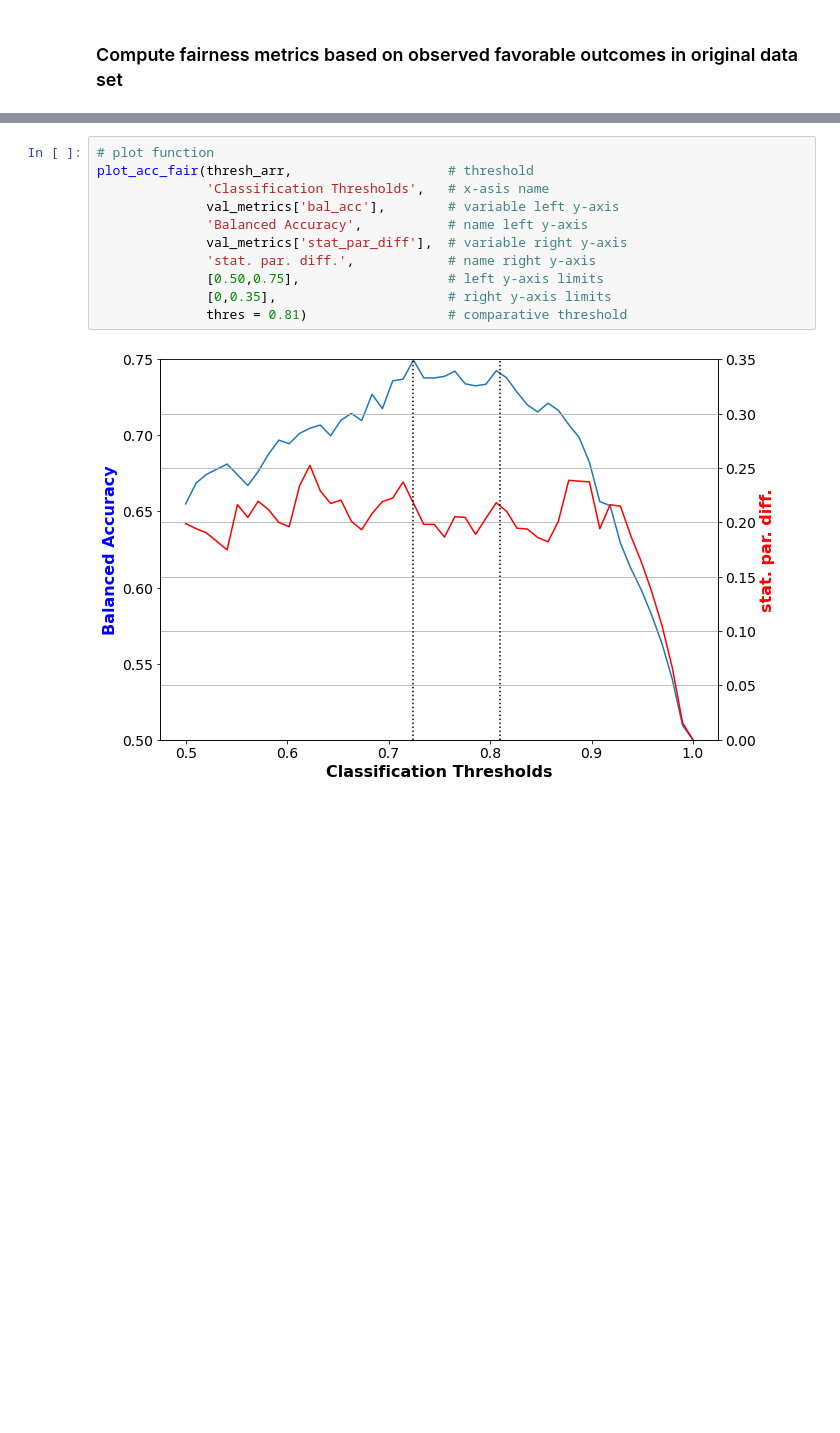
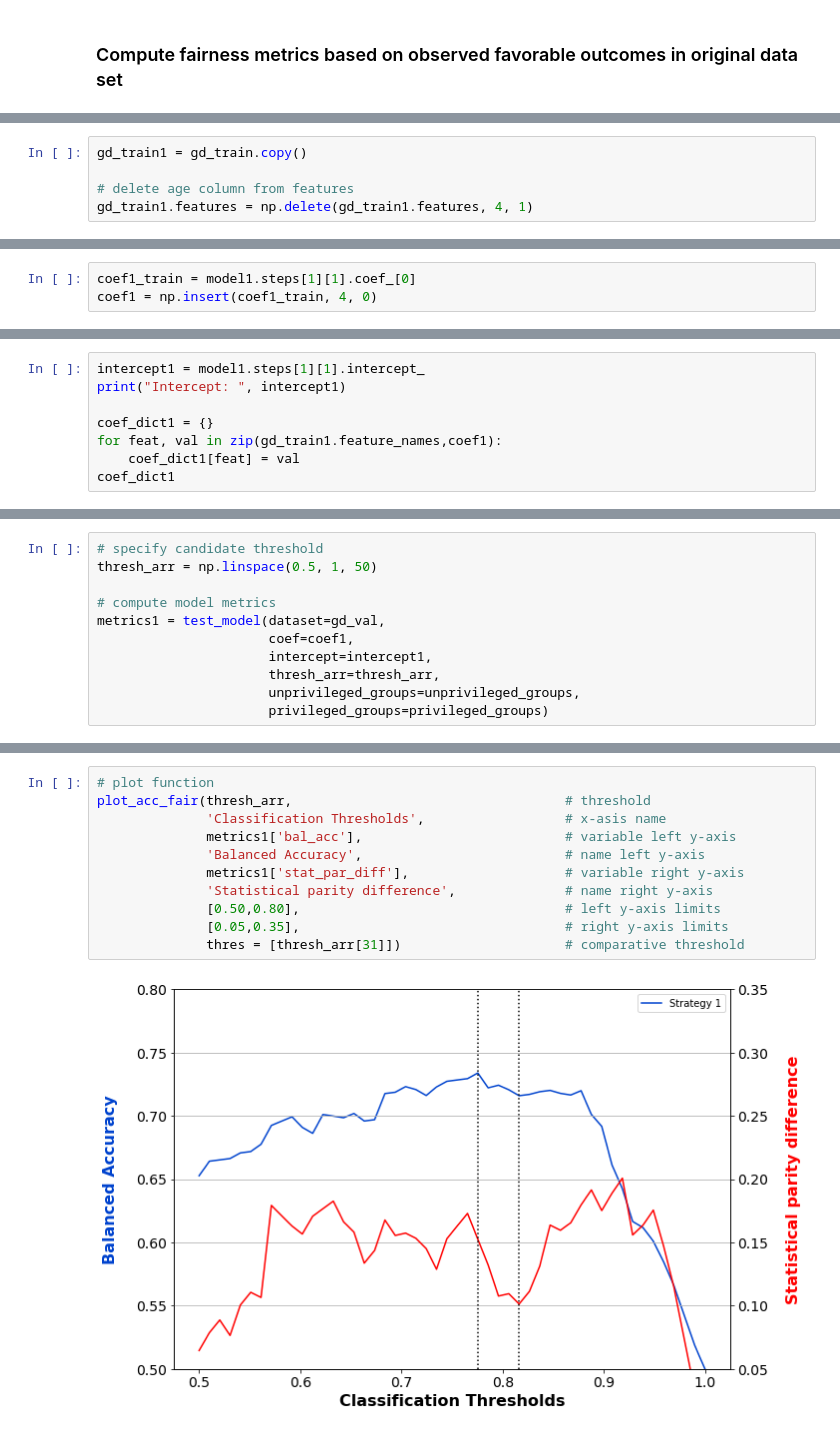
Before and after one commit to jfparie/Fairer_ML, a Jupyter notebook: FairerML_code.ipynb, the cells around one changed output, grey strips where cells are left out. Drawn from its saved outputs; the diff is of its cells as text; blank space fills up the shorter version.

```diff
--- a/FairerML_code.ipynb
+++ b/FairerML_code.ipynb
@@ -226,0 +230,5 @@ Disparate impact = 0.798235
+# %%
+gd_train1 = gd_train.copy()
+
+# delete age column from features
+gd_train1.features = np.delete(gd_train1.features, 4, 1)
@@ -263,0 +249,3 @@ plot(thresh_arr,                    # threshold
+# %%
+coef1_train = model1.steps[1][1].coef_[0]
+coef1 = np.insert(coef1_train, 4, 0)
@@ -263,0 +254,8 @@ plot(thresh_arr,                    # threshold
+# %%
+intercept1 = model1.steps[1][1].intercept_
+print("Intercept: ", intercept1)
+
+coef_dict1 = {}
+for feat, val in zip(gd_train1.feature_names,coef1):
+    coef_dict1[feat] = val
+coef_dict1
@@ -263,0 +329,11 @@ plot(thresh_arr,                    # threshold
+# %%
+# specify candidate threshold
+thresh_arr = np.linspace(0.5, 1, 50)
+
+# compute model metrics
+metrics1 = test_model(dataset=gd_val,
+                      coef=coef1,
+                      intercept=intercept1,
+                      thresh_arr=thresh_arr,
+                      unprivileged_groups=unprivileged_groups,
+                      privileged_groups=privileged_groups)
@@ -266,14 +384,14 @@ plot(thresh_arr,                    # threshold
 # %%
 # plot function
-plot_acc_fair(thresh_arr,                    # threshold
-              'Classification Thresholds',   # x-asis name
-              val_metrics['bal_acc'],        # variable left y-axis
-              'Balanced Accuracy',           # name left y-axis
-              val_metrics['stat_par_diff'],  # variable right y-axis
-              'stat. par. diff.',            # name right y-axis
-              [0.50,0.75],                   # left y-axis limits
-              [0,0.35],                      # right y-axis limits
-              thres = 0.81)                  # comparative threshold
+plot_acc_fair(thresh_arr,                                   # threshold
+              'Classification Thresholds',                  # x-asis name
+              metrics1['bal_acc'],                          # variable left y-axis
+              'Balanced Accuracy',                          # name left y-axis
+              metrics1['stat_par_diff'],                    # variable right y-axis
+              'Statistical parity difference',              # name right y-axis
+              [0.50,0.80],                                  # left y-axis limits
+              [0.05,0.35],                                  # right y-axis limits
+              thres = [thresh_arr[31]])                     # comparative threshold
 # %% [output]
-[figure, old version]
+[figure, new version]
 # %%
```
Also changed, not shown: parts of 42 cells of this notebook, 2 other files.
